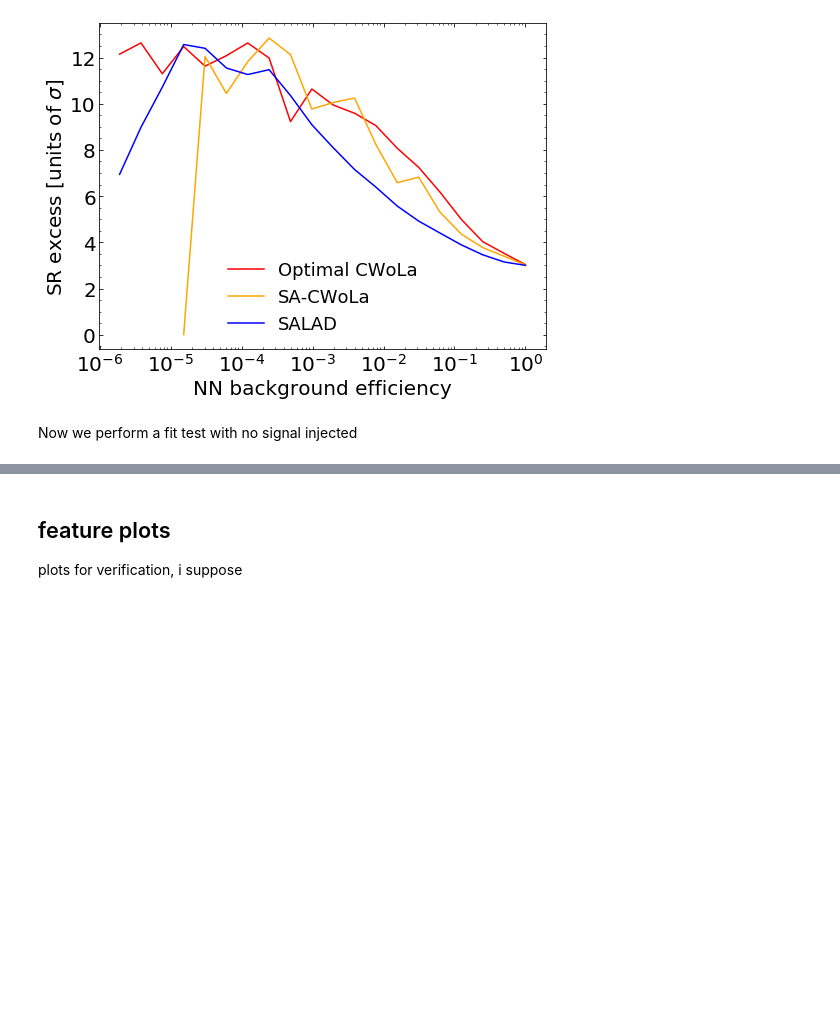
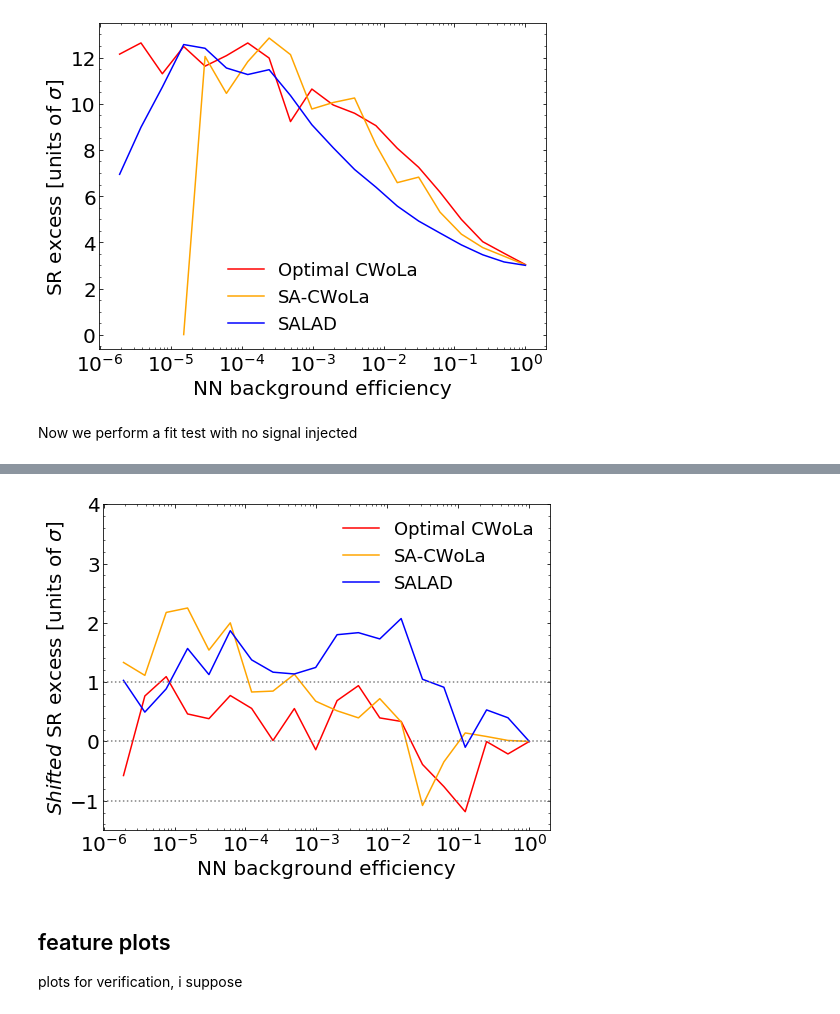
Before and after one commit to bnachman/DCTRHunting, a Jupyter notebook: CWoLaSimulationAssistedDecorrelationCorrelated_deltaMj.ipynb, the cells around one changed output, grey strips where cells are left out. Drawn from its saved outputs; the diff is of its cells as text; code cells hidden in the pictures; blank space fills up the shorter version.

```diff
--- a/CWoLaSimulationAssistedDecorrelationCorrelated_deltaMj.ipynb
+++ b/CWoLaSimulationAssistedDecorrelationCorrelated_deltaMj.ipynb
@@ -1602,3 +1694,31 @@ ValueError: Tensor Tensor("dense_3/Sigmoid:0", shape=(?, 1), dtype=float32) is n
+# %%
+fig = plt.figure(figsize=(8, 6))
+gs = gridspec.GridSpec(1, 1, height_ratios=[1])
+ax0 = plt.subplot(gs[0])
+ax0.yaxis.set_ticks_position('both')
+ax0.xaxis.set_ticks_position('both')
+ax0.tick_params(direction="in",which="both")
+ax0.minorticks_on()
+plt.xticks(fontsize=20)
+plt.yticks(fontsize=20)
+
+plt.plot(cutval_NO,sigval_fit_NO-sigval_fit_NO[0],label="Optimal CWoLa",color='red')
+plt.plot(cutval_NO,sigval_fit_sacwola_NO-sigval_fit_sacwola_NO[0],label="SA-CWoLa",color='orange')
+plt.plot(cutval_NO,sigval_fit_salad_NO-sigval_fit_salad_NO[0],label="SALAD",color='blue')
+#plt.plot(cutval,sigval)
+plt.xscale("log")
+plt.axhline(y=0,color="gray",ls=":")
+plt.axhline(y=1,color="gray",ls=":")
+plt.axhline(y=-1,color="gray",ls=":")
+plt.legend(frameon=False,fontsize=18, loc='upper right')
+plt.ylim(-1.5,4)
+
+plt.xlabel("NN background efficiency",fontsize=20)
+plt.ylabel("$Shifted$ SR excess [units of $\sigma$]",fontsize=20)
+plt.savefig('plots/lhco/fitnosig_optimal_shifted.pdf',bbox_inches='tight')
+plt.savefig('plots/lhco/fitnosig_optimal_shifted.png',bbox_inches='tight')
+# %% [output]
+[figure, added]
 # %% [markdown]
 ## feature plots
 
```
Also changed, not shown: parts of 12 cells of this notebook, 9 other files.
